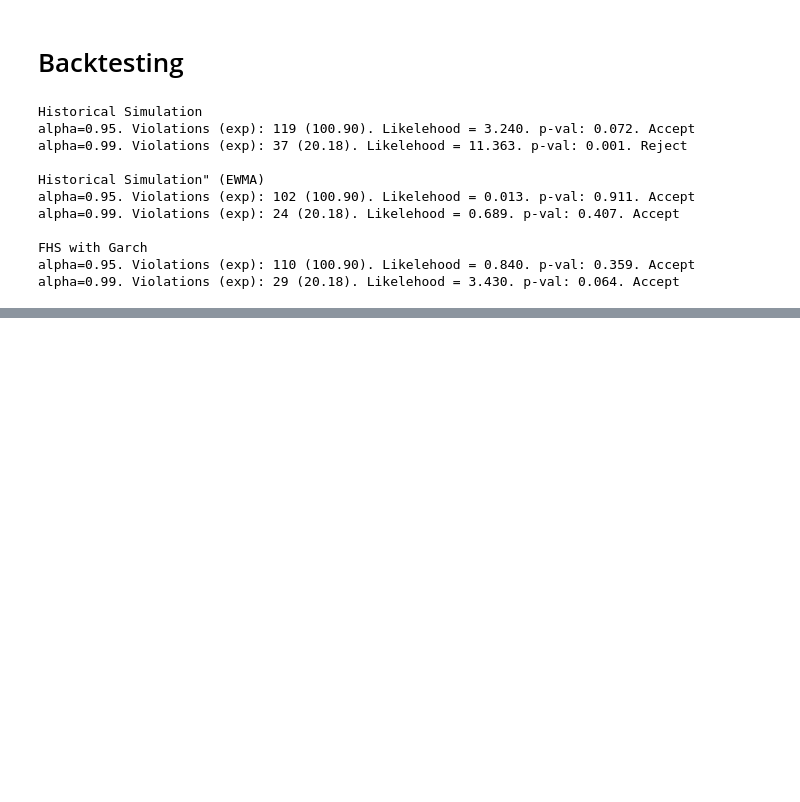
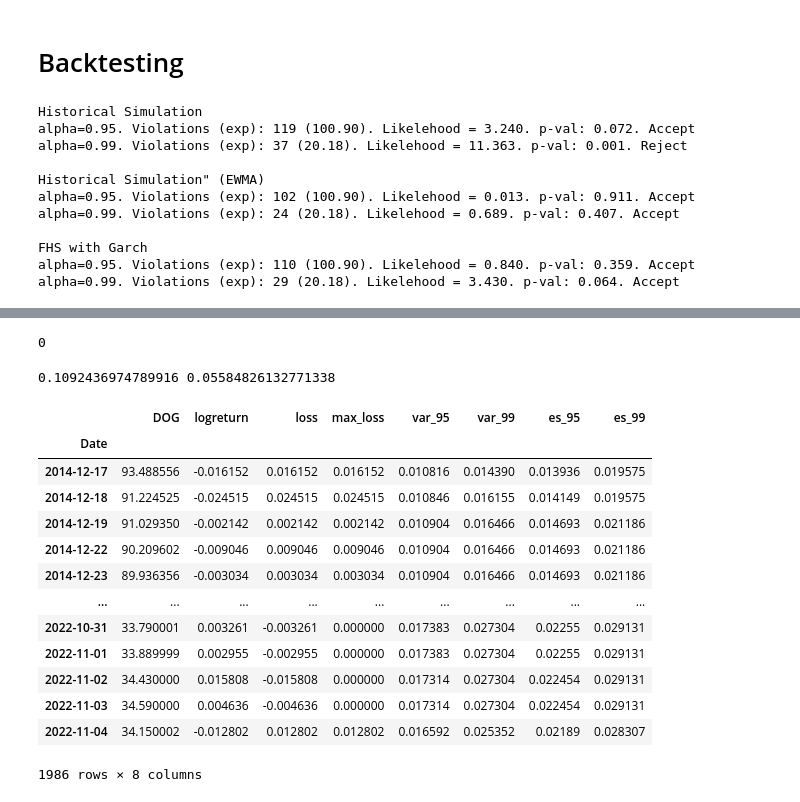
Before and after one commit to georgec123/qrm, a Jupyter notebook: q2.ipynb, the cells around one changed output, grey strips where cells are left out. Drawn from its saved outputs; the diff is of its cells as text; code cells hidden in the pictures; blank space fills up the shorter version.

```diff
--- a/q2.ipynb
+++ b/q2.ipynb
@@ -203,0 +230,4 @@ alpha=0.99. Violations (exp): 29 (20.18). Likelehood = 3.430. p-val: 0.064. Acce
+# %%
+viol_mask[1:][~viol_mask.shift(1, fill_value=None)[1:]].sum()
+# %% [output]
+0
@@ -203,0 +238,21 @@ alpha=0.99. Violations (exp): 29 (20.18). Likelehood = 3.430. p-val: 0.064. Acce
+# %%
+print(pi_11, pi_01)
+# %% [output]
+0.1092436974789916 0.05584826132771338
+# %%
+df_a.loc['2014-12-17':]
+# %% [output]
+|  | DOG | logreturn | loss | max_loss | var_95 | var_99 | es_95 | es_99 |
+| Date |  |  |  |  |  |  |  |  |
+| 2014-12-17 | 93.488556 | -0.016152 | 0.016152 | 0.016152 | 0.010816 | 0.014390 | 0.013936 | 0.019575 |
+| 2014-12-18 | 91.224525 | -0.024515 | 0.024515 | 0.024515 | 0.010846 | 0.016155 | 0.014149 | 0.019575 |
+| 2014-12-19 | 91.029350 | -0.002142 | 0.002142 | 0.002142 | 0.010904 | 0.016466 | 0.014693 | 0.021186 |
+| 2014-12-22 | 90.209602 | -0.009046 | 0.009046 | 0.009046 | 0.010904 | 0.016466 | 0.014693 | 0.021186 |
+| 2014-12-23 | 89.936356 | -0.003034 | 0.003034 | 0.003034 | 0.010904 | 0.016466 | 0.014693 | 0.021186 |
+| ... | ... | ... | ... | ... | ... | ... | ... | ... |
+| 2022-10-31 | 33.790001 | 0.003261 | -0.003261 | 0.000000 | 0.017383 | 0.027304 | 0.02255 | 0.029131 |
+| 2022-11-01 | 33.889999 | 0.002955 | -0.002955 | 0.000000 | 0.017383 | 0.027304 | 0.02255 | 0.029131 |
+| 2022-11-02 | 34.430000 | 0.015808 | -0.015808 | 0.000000 | 0.017314 | 0.027304 | 0.022454 | 0.029131 |
+| 2022-11-03 | 34.590000 | 0.004636 | -0.004636 | 0.000000 | 0.017314 | 0.027304 | 0.022454 | 0.029131 |
+| 2022-11-04 | 34.150002 | -0.012802 | 0.012802 | 0.012802 | 0.016592 | 0.025352 | 0.02189 | 0.028307 |
+1986 rows × 8 columns
```
Also changed, not shown: parts of 5 cells of this notebook.
